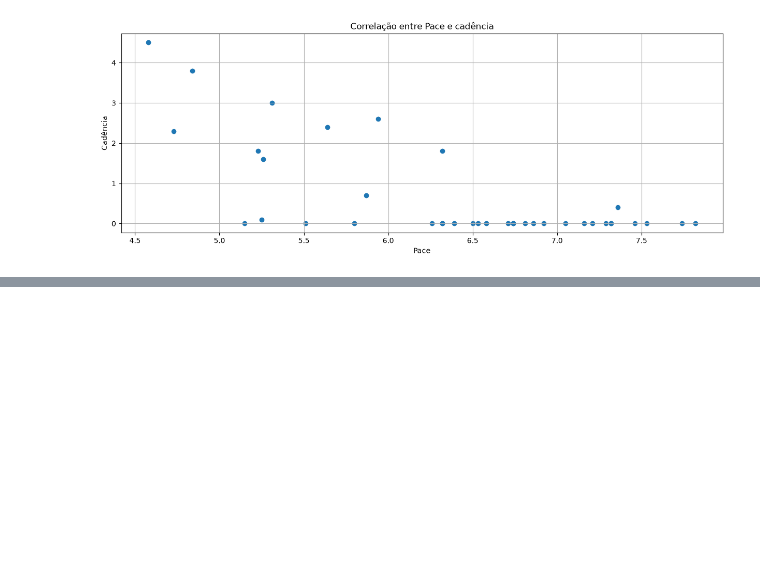
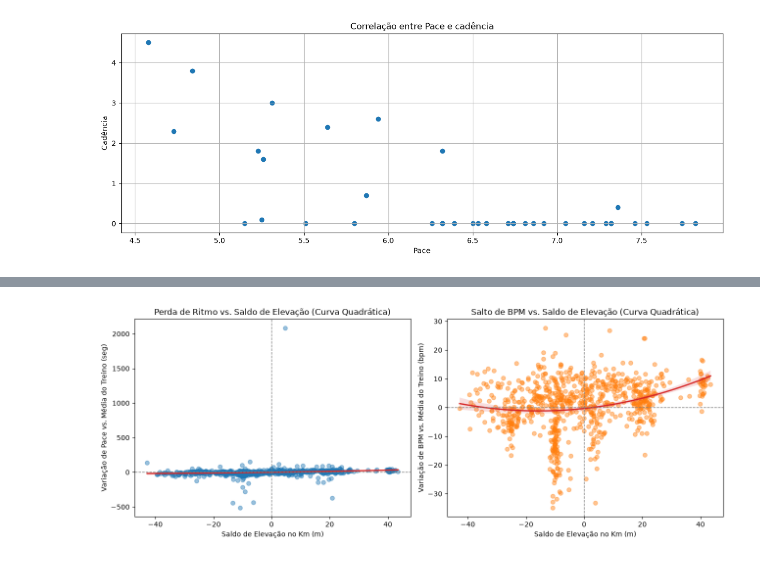
Before and after one commit to matheusgomes2020/An-lise-de-desempenho-em-corridas, a Jupyter notebook: analise_corridas.ipynb, the cells around one changed output, grey strips where cells are left out. Saved outputs shown, nothing was run; the diff lists cells and outputs as text; code cells hidden in the pictures; blank space fills up the shorter version.

```diff
--- a/analise_corridas.ipynb
+++ b/analise_corridas.ipynb
@@ -226,0 +185,85 @@ display(df5km)
+# %%
+import matplotlib.pyplot as plt
+import numpy as np
+import pandas as pd
+import seaborn as sns
+
+df_corridas = pd.read_csv("df_corridas.csv", parse_dates=["data"])
+df_por_km = pd.read_csv("df_por_km.csv", parse_dates=["data"])
+
+ids_2026 = df_corridas[
+    (df_corridas["data"].dt.year == 2026)
+    & (df_corridas["modalidade"] == "Rua")
+    & (df_corridas["distancia_km"] >= 2.0)
+]["record_id"]
+
+# Amplia o limite físico para +-180 m/km (18% de inclinação média) para não cortar subidas reais
+df_m = df_por_km[
+    (df_por_km["record_id"].isin(ids_2026))
+    & (df_por_km["distancia_m"] >= 850)
+    & (df_por_km["saldo_elev_m"].between(-180, 180))
+].dropna(subset=["saldo_elev_m", "ganho_elev_m", "delta_pace_seg", "delta_bpm"]).copy()
+
+# 1. Auditoria: mostra as 10 subidas mais pesadas do seu ano para conferir se são todas reais
+print("=== TOP 10 QUILÔMETROS MAIS ÍNGREMES (2026) ===")
+print(
+    df_m.nlargest(10, "saldo_elev_m")[[
+        "data",
+        "km",
+        "saldo_elev_m",
+        "ganho_elev_m",
+        "inclinacao_pct",
+        "pace_fmt",
+        "delta_pace_seg",
+        "bpm_medio",
+        "delta_bpm",
+    ]].to_string(index=False)
+)
+
+# 2. Recalcula o custo por metro com as subidas fortes incluídas
+pace_por_m_saldo = np.polyfit(df_m["saldo_elev_m"], df_m["delta_pace_seg"], 1)[0]
+bpm_por_m_saldo = np.polyfit(df_m["saldo_elev_m"], df_m["delta_bpm"], 1)[0]
+
+pace_por_m_ganho = np.polyfit(df_m["ganho_elev_m"], df_m["delta_pace_seg"], 1)[0]
+bpm_por_m_ganho = np.polyfit(df_m["ganho_elev_m"], df_m["delta_bpm"], 1)[0]
+
+print("\n=== CUSTO REAL POR METRO (COM SUBIDAS PESADAS) ===")
+print(f"Saldo líquido (+1 m): +{pace_por_m_saldo:.2f} seg/km | +{bpm_por_m_saldo:.2f} bpm")
+print(f"Ganho bruto   (+1 m): +{pace_por_m_ganho:.2f} seg/km | +{bpm_por_m_ganho:.2f} bpm")
+
+# 3. Plota com ajuste polinomial (order=2) para enxergar onde a curva empina de vez
+fig, axes = plt.subplots(1, 2, figsize=(13, 5))
+
+sns.regplot(
+    data=df_m,
+    x="saldo_elev_m",
+    y="delta_pace_seg",
+    order=2,
+    ax=axes[0],
+    scatter_kws={"alpha": 0.45, "color": "#1f77b4"},
+    line_kws={"color": "#d62728", "linewidth": 2},
+)
+axes[0].axhline(0, color="gray", linestyle="--", linewidth=1)
+axes[0].axvline(0, color="gray", linestyle="--", linewidth=1)
+axes[0].set_title("Perda de Ritmo vs. Saldo de Elevação (Curva Quadrática)")
+axes[0].set_xlabel("Saldo de Elevação no Km (m)")
+axes[0].set_ylabel("Variação de Pace vs. Média do Treino (seg)")
+
+sns.regplot(
+    data=df_m,
+    x="saldo_elev_m",
+    y="delta_bpm",
+    order=2,
+    ax=axes[1],
+    scatter_kws={"alpha": 0.45, "color": "#ff7f0e"},
+    line_kws={"color": "#d62728", "linewidth": 2},
+)
+axes[1].axhline(0, color="gray", linestyle="--", linewidth=1)
+axes[1].axvline(0, color="gray", linestyle="--", linewidth=1)
+axes[1].set_title("Salto de BPM vs. Saldo de Elevação (Curva Quadrática)")
+axes[1].set_xlabel("Saldo de Elevação no Km (m)")
+axes[1].set_ylabel("Variação de BPM vs. Média do Treino (bpm)")
+
+plt.tight_layout()
+plt.show()
+# %% [output]
@@ -226,0 +286 @@ display(df5km)
+[figure, added]
```
Also changed, not shown: parts of 11 cells of this notebook.
